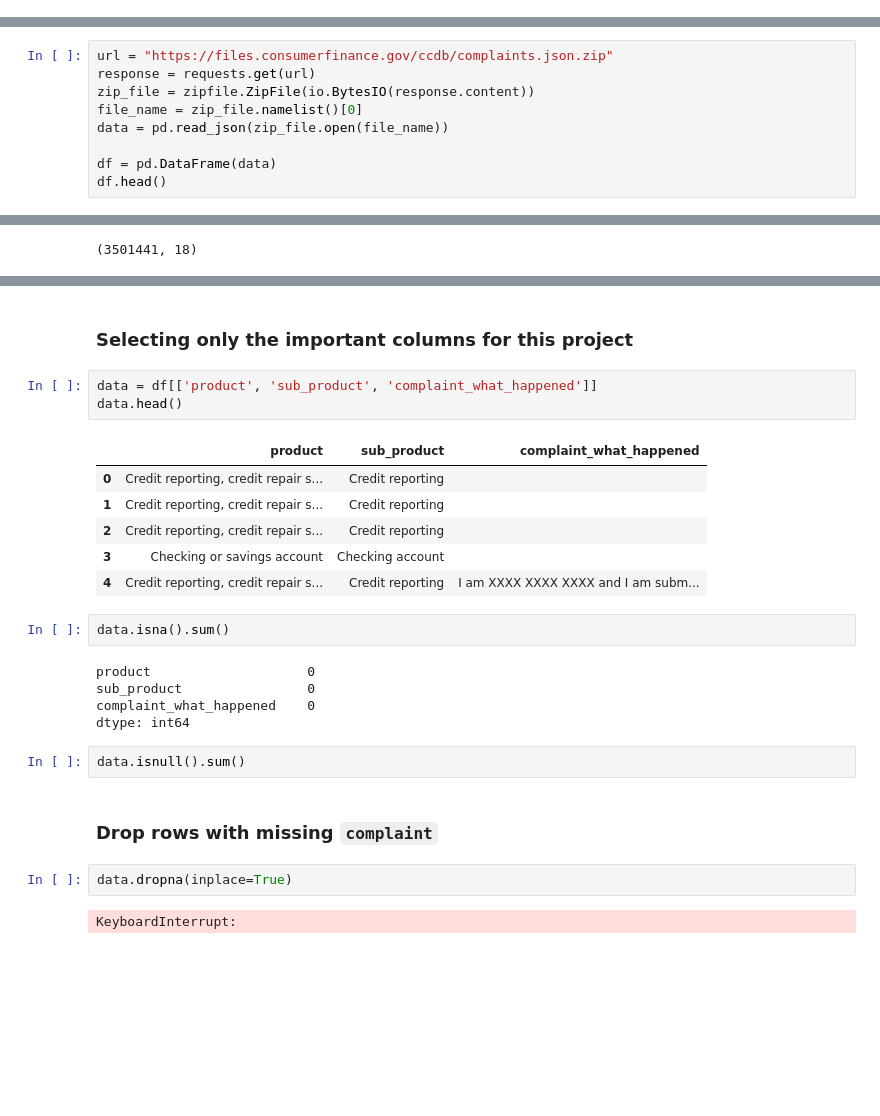
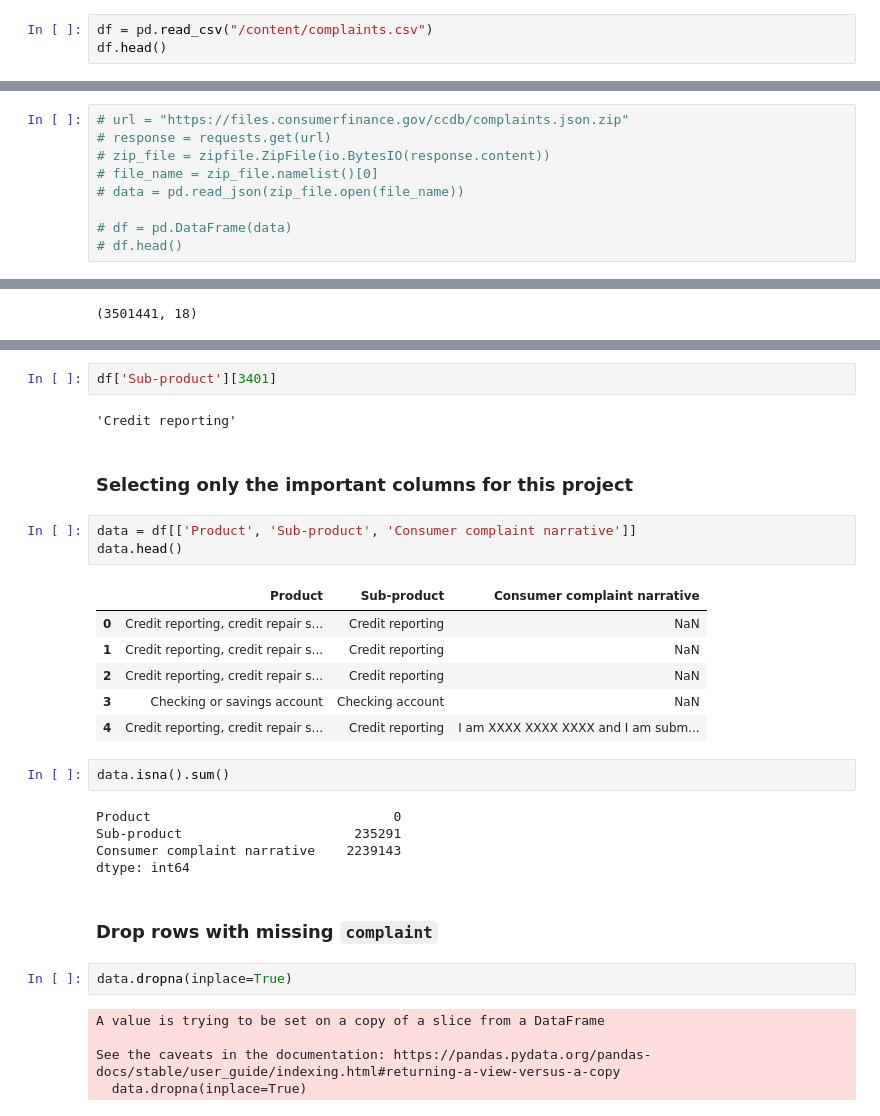
Before and after one commit to JammalAdeyemi/DataScience_Project, a Jupyter notebook: NLP/Multiclass_text_classification/model.ipynb, the cells around one changed output, grey strips where cells are left out. Saved outputs shown, nothing was run; the diff lists cells and outputs as text; blank space fills up the shorter version.

```diff
--- a/NLP/Multiclass_text_classification/model.ipynb
+++ b/NLP/Multiclass_text_classification/model.ipynb
@@ -36,0 +50,3 @@ https://catalog.data.gov/dataset/consumer-complaint-database
+# %%
+df = pd.read_csv("/content/complaints.csv")
+df.head()
@@ -37,9 +60,9 @@ https://catalog.data.gov/dataset/consumer-complaint-database
 # %%
-url = "https://files.consumerfinance.gov/ccdb/complaints.json.zip"
-response = requests.get(url)
-zip_file = zipfile.ZipFile(io.BytesIO(response.content))
-file_name = zip_file.namelist()[0]
-data = pd.read_json(zip_file.open(file_name))
+# url = "https://files.consumerfinance.gov/ccdb/complaints.json.zip"
+# response = requests.get(url)
+# zip_file = zipfile.ZipFile(io.BytesIO(response.content))
+# file_name = zip_file.namelist()[0]
+# data = pd.read_json(zip_file.open(file_name))
 
-df = pd.DataFrame(data)
-df.head()
+# df = pd.DataFrame(data)
+# df.head()
@@ -63,29 +99,34 @@ df['product'][3401]
 # %% [output]
 'Credit reporting, credit repair services, or other personal consumer reports'
+# %%
+df['Sub-product'][3401]
+# %% [output]
+'Credit reporting'
 # %% [markdown]
 ### Selecting only the important columns for this project
 # %%
-data = df[['product', 'sub_product', 'complaint_what_happened']]
+data = df[['Product', 'Sub-product', 'Consumer complaint narrative']]
 data.head()
 # %% [output]
-|  | product | sub_product | complaint_what_happened |
-| 0 | Credit reporting, credit repair s... | Credit reporting |  |
-| 1 | Credit reporting, credit repair s... | Credit reporting |  |
-| 2 | Credit reporting, credit repair s... | Credit reporting |  |
-| 3 | Checking or savings account | Checking account |  |
+|  | Product | Sub-product | Consumer complaint narrative |
+| 0 | Credit reporting, credit repair s... | Credit reporting | NaN |
+| 1 | Credit reporting, credit repair s... | Credit reporting | NaN |
+| 2 | Credit reporting, credit repair s... | Credit reporting | NaN |
+| 3 | Checking or savings account | Checking account | NaN |
 | 4 | Credit reporting, credit repair s... | Credit reporting | I am XXXX XXXX XXXX and I am subm... |
 # %%
 data.isna().sum()
 # %% [output]
-product                    0
-sub_product                0
-complaint_what_happened    0
+Product                               0
+Sub-product                      235291
+Consumer complaint narrative    2239143
 dtype: int64
-# %%
-data.isnull().sum()
 # %% [markdown]
 ### Drop rows with missing `complaint`
 # %%
 data.dropna(inplace=True)
 # %% [output]
-KeyboardInterrupt:
+A value is trying to be set on a copy of a slice from a DataFrame
+
+See the caveats in the documentation: https://pandas.pydata.org/pandas-docs/stable/user_guide/indexing.html#returning-a-view-versus-a-copy
+  data.dropna(inplace=True)
```
Also changed, not shown: parts of 97 cells of this notebook, 2 other files.
